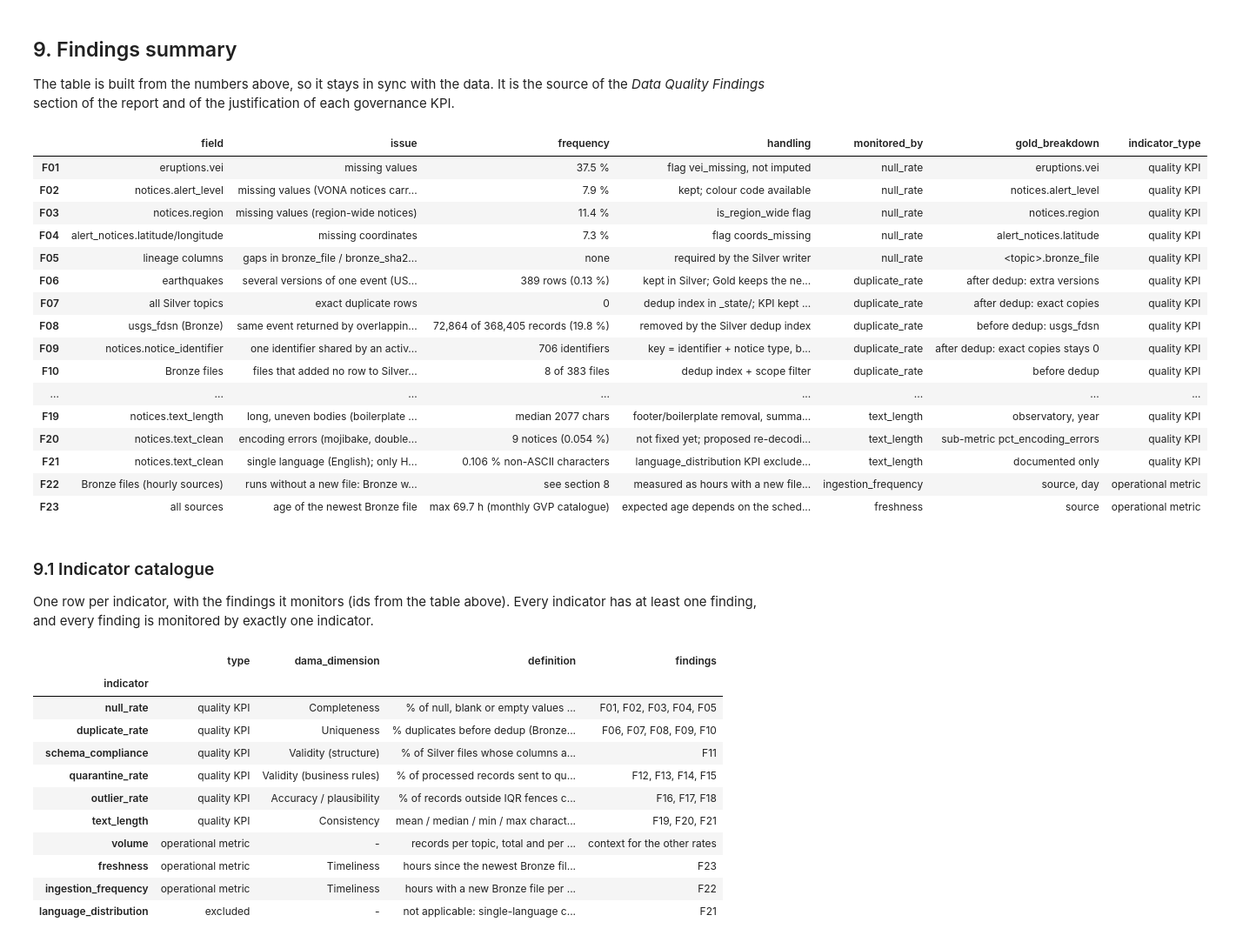
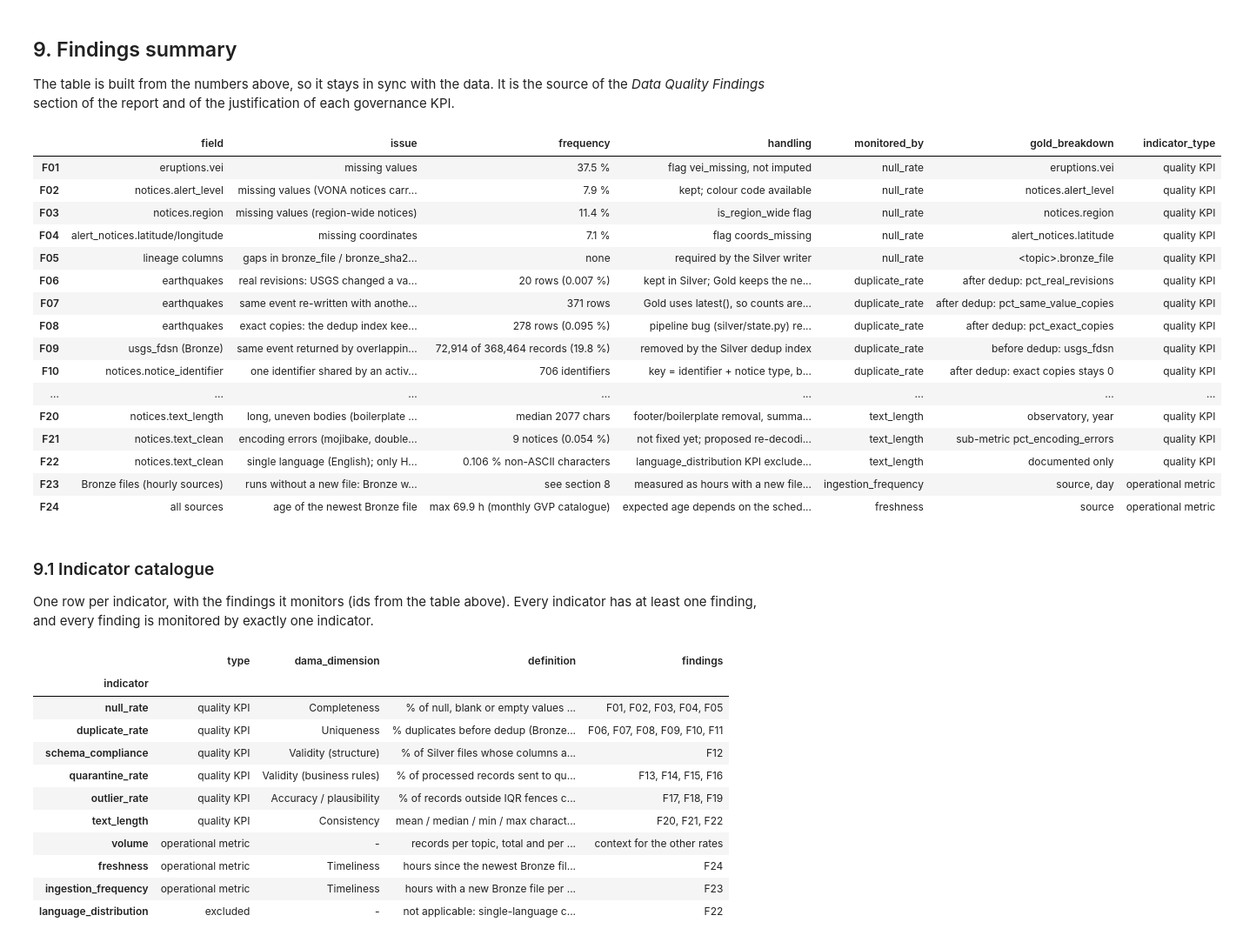
Before and after one commit to jhonatanvj/Proyecto_Analisis_De_Datos, a Jupyter notebook: notebooks/03_data_quality_findings.ipynb, the cells around one changed output. Shown at 87% size. Cells and saved outputs as stored; diff of their text form; code cells hidden in the pictures.

Commit message:
Add the governance KPIs in PySpark with tests and the duplicate classes in the findings notebook

```diff
--- a/notebooks/03_data_quality_findings.ipynb
+++ b/notebooks/03_data_quality_findings.ipynb
@@ -273,0 +254,22 @@ uniqueness
+# %%
+SKIP = {"record_id", "content_hash", "bronze_file", "bronze_sha256", "processed_utc"}
+
+def value_hash(df: pd.DataFrame) -> pd.Series:
+    cols = [c for c in df.columns if c not in SKIP and not c.startswith("is_outlier_")]
+    as_text = df[cols].apply(lambda s: s.map(lambda v: str(list(v)) if hasattr(v, "__len__") and not isinstance(v, str) else str(v)))
+    return pd.util.hash_pandas_object(as_text, index=False)
+
+uniq_rows = []
+for t, df in silver.items():
+    if df.empty:
+        continue
+    n, ids = len(df), df["record_id"].nunique()
+    pairs = len(df[["record_id", "content_hash"]].drop_duplicates())
+    versions = len(pd.DataFrame({"r": df["record_id"].to_numpy(), "h": value_hash(df).to_numpy()}).drop_duplicates())
+    uniq_rows.append({"topic": t, "rows": n, "distinct_ids": ids, "extra_rows": n - ids,
+                      "exact_copies": n - pairs, "same_value_copies": n - versions, "real_revisions": versions - ids,
+                      "pct_exact_copies": 100 * (n - pairs) / n, "pct_same_value_copies": 100 * (n - versions) / n,
+                      "pct_real_revisions": 100 * (versions - ids) / n,
+                      "max_rows_per_id": int(df["record_id"].value_counts().max())})
+uniqueness = pd.DataFrame(uniq_rows).set_index("topic")
+uniqueness
@@ -829,11 +859,19 @@ finding("alert_notices.latitude/longitude", "missing coordinates", f"{pct('alert
 finding("lineage columns", "gaps in bronze_file / bronze_sha256 / processed_utc",
         "none" if lineage_gaps.empty else f"{len(lineage_gaps)} fields", "required by the Silver writer", "null_rate", "<topic>.bronze_file")
 # Uniqueness
-finding("earthquakes", "several versions of one event (USGS revisions)",
-        f"{int(eq_u.extra_versions)} rows ({eq_u.pct_extra_versions:.2f} %)" if eq_u is not None else "n/a",
-        "kept in Silver; Gold keeps the newest version (latest())", "duplicate_rate", "after dedup: extra versions")
-finding("all Silver topics", "exact duplicate rows", f"{int(uniqueness.exact_copies.sum())}",
-        "dedup index in _state/; KPI kept as a preventive control", "duplicate_rate", "after dedup: exact copies")
+finding("earthquakes", "real revisions: USGS changed a value of an event already stored",
+        f"{int(eq_u.real_revisions)} rows ({eq_u.pct_real_revisions:.3f} %)" if eq_u is not None else "n/a",
+        "kept in Silver; Gold keeps the newest version (latest())", "duplicate_rate", "after dedup: pct_real_revisions")
+finding("earthquakes", "same event re-written with another content_hash although no value changed: "
+        "the hash depends on the source format (usgs_feed vs usgs_fdsn)",
+        f"{int(eq_u.same_value_copies - eq_u.exact_copies)} rows" if eq_u is not None else "n/a",
+        "Gold uses latest(), so counts are not affected; proposed Silver fix: hash the normalized values "
+        "or accept a new version only when updated_time increases", "duplicate_rate", "after dedup: pct_same_value_copies")
+finding("earthquakes", "exact copies: the dedup index keeps only the last hash per id, so feed -> FDSN -> feed "
+        "re-admits the first hash",
+        f"{int(eq_u.exact_copies)} rows ({eq_u.pct_exact_copies:.3f} %)" if eq_u is not None else "n/a",
+        "pipeline bug (silver/state.py) reported to Part 1; detected by this KPI" if eq_u is not None and eq_u.exact_copies
+        else "dedup index in _state/; KPI kept as a preventive control", "duplicate_rate", "after dedup: pct_exact_copies")
 finding("usgs_fdsn (Bronze)", "same event returned by overlapping radial queries of neighbouring volcanoes",
         f"{fdsn_repeated:,} of {fdsn_total:,} records ({100 * fdsn_repeated / max(1, fdsn_total):.1f} %)",
         "removed by the Silver dedup index", "duplicate_rate", "before dedup: usgs_fdsn")
@@ -863,46 +901,46 @@ finding("earthquakes.is_outlier_*", "Silver fences computed per Bronze file, not
         "inconsistent across batches" if inconsistent else "consistent in this data",
         "Gold recomputes the rate with per-volcano fences over all records; Silver flags unchanged", "outlier_rate", "per-volcano fences")
 # Consistency
 finding("notices.text_length", "long, uneven bodies (boilerplate removed in Part 1)",
         f"median {current['notices'].text_length.median():.0f} chars" if has_notices else "n/a",
         "footer/boilerplate removal, summary extraction", "text_length", "observatory, year")
 finding("notices.text_clean", "encoding errors (mojibake, double-decoded UTF-8)",
         f"{len(mojibake)} notices ({mojibake_rate:.3f} %)" if has_notices else "n/a",
         "not fixed yet; proposed re-decoding in the Silver text step", "text_length", "sub-metric pct_encoding_errors")
 finding("notices.text_clean", "single language (English); only Hawaiian vowels and a few accented names",
         f"{share:.3f} % non-ASCII characters" if has_notices else "n/a",
         "language_distribution KPI excluded (not applicable)", "text_length", "documented only")
 # Timeliness
 finding("Bronze files (hourly sources)", "runs without a new file: Bronze writes only when the source changed",
         "see section 8", "measured as hours with a new file per day, not files per run", "ingestion_frequency", "source, day")
 finding("all sources", "age of the newest Bronze file", f"max {freshness.hours_since.max():.1f} h (monthly GVP catalogue)",
         "expected age depends on the schedule in sources.yaml", "freshness", "source")
 
 findings = pd.DataFrame(F)
 TYPE = {"null_rate": "quality KPI", "duplicate_rate": "quality KPI", "schema_compliance": "quality KPI",
         "quarantine_rate": "quality KPI", "outlier_rate": "quality KPI", "text_length": "quality KPI",
         "volume": "operational metric", "freshness": "operational metric", "ingestion_frequency": "operational metric"}
 findings["indicator_type"] = findings.monitored_by.map(TYPE)
 findings.index = [f"F{i:02d}" for i in range(1, len(findings) + 1)]
 findings
 # %% [output]
 |  | field | issue | frequency | handling | monitored_by | gold_breakdown | indicator_type |
 | F01 | eruptions.vei | missing values | 37.5 % | flag vei_missing, not imputed | null_rate | eruptions.vei | quality KPI |
 | F02 | notices.alert_level | missing values (VONA notices carr... | 7.9 % | kept; colour code available | null_rate | notices.alert_level | quality KPI |
 | F03 | notices.region | missing values (region-wide notices) | 11.4 % | is_region_wide flag | null_rate | notices.region | quality KPI |
-| F04 | alert_notices.latitude/longitude | missing coordinates | 7.3 % | flag coords_missing | null_rate | alert_notices.latitude | quality KPI |
+| F04 | alert_notices.latitude/longitude | missing coordinates | 7.1 % | flag coords_missing | null_rate | alert_notices.latitude | quality KPI |
 | F05 | lineage columns | gaps in bronze_file / bronze_sha2... | none | required by the Silver writer | null_rate | <topic>.bronze_file | quality KPI |
-| F06 | earthquakes | several versions of one event (US... | 389 rows (0.13 %) | kept in Silver; Gold keeps the ne... | duplicate_rate | after dedup: extra versions | quality KPI |
-| F07 | all Silver topics | exact duplicate rows | 0 | dedup index in _state/; KPI kept ... | duplicate_rate | after dedup: exact copies | quality KPI |
-| F08 | usgs_fdsn (Bronze) | same event returned by overlappin... | 72,864 of 368,405 records (19.8 %) | removed by the Silver dedup index | duplicate_rate | before dedup: usgs_fdsn | quality KPI |
-| F09 | notices.notice_identifier | one identifier shared by an activ... | 706 identifiers | key = identifier + notice type, b... | duplicate_rate | after dedup: exact copies stays 0 | quality KPI |
-| F10 | Bronze files | files that added no row to Silver... | 8 of 383 files | dedup index + scope filter | duplicate_rate | before dedup | quality KPI |
+| F06 | earthquakes | real revisions: USGS changed a va... | 20 rows (0.007 %) | kept in Silver; Gold keeps the ne... | duplicate_rate | after dedup: pct_real_revisions | quality KPI |
+| F07 | earthquakes | same event re-written with anothe... | 371 rows | Gold uses latest(), so counts are... | duplicate_rate | after dedup: pct_same_value_copies | quality KPI |
+| F08 | earthquakes | exact copies: the dedup index kee... | 278 rows (0.095 %) | pipeline bug (silver/state.py) re... | duplicate_rate | after dedup: pct_exact_copies | quality KPI |
+| F09 | usgs_fdsn (Bronze) | same event returned by overlappin... | 72,914 of 368,464 records (19.8 %) | removed by the Silver dedup index | duplicate_rate | before dedup: usgs_fdsn | quality KPI |
+| F10 | notices.notice_identifier | one identifier shared by an activ... | 706 identifiers | key = identifier + notice type, b... | duplicate_rate | after dedup: exact copies stays 0 | quality KPI |
 | ... | ... | ... | ... | ... | ... | ... | ... |
-| F19 | notices.text_length | long, uneven bodies (boilerplate ... | median 2077 chars | footer/boilerplate removal, summa... | text_length | observatory, year | quality KPI |
-| F20 | notices.text_clean | encoding errors (mojibake, double... | 9 notices (0.054 %) | not fixed yet; proposed re-decodi... | text_length | sub-metric pct_encoding_errors | quality KPI |
-| F21 | notices.text_clean | single language (English); only H... | 0.106 % non-ASCII characters | language_distribution KPI exclude... | text_length | documented only | quality KPI |
-| F22 | Bronze files (hourly sources) | runs without a new file: Bronze w... | see section 8 | measured as hours with a new file... | ingestion_frequency | source, day | operational metric |
-| F23 | all sources | age of the newest Bronze file | max 69.7 h (monthly GVP catalogue) | expected age depends on the sched... | freshness | source | operational metric |
+| F20 | notices.text_length | long, uneven bodies (boilerplate ... | median 2077 chars | footer/boilerplate removal, summa... | text_length | observatory, year | quality KPI |
+| F21 | notices.text_clean | encoding errors (mojibake, double... | 9 notices (0.054 %) | not fixed yet; proposed re-decodi... | text_length | sub-metric pct_encoding_errors | quality KPI |
+| F22 | notices.text_clean | single language (English); only H... | 0.106 % non-ASCII characters | language_distribution KPI exclude... | text_length | documented only | quality KPI |
+| F23 | Bronze files (hourly sources) | runs without a new file: Bronze w... | see section 8 | measured as hours with a new file... | ingestion_frequency | source, day | operational metric |
+| F24 | all sources | age of the newest Bronze file | max 69.9 h (monthly GVP catalogue) | expected age depends on the sched... | freshness | source | operational metric |
 # %% [markdown]
 ### 9.1 Indicator catalogue
 
@@ -910,7 +948,7 @@ One row per indicator, with the findings it monitors (ids from the table above).
 # %%
 CATALOGUE = [
     ("null_rate", "Completeness", "% of null, blank or empty values per field (newest version of each record)"),
-    ("duplicate_rate", "Uniqueness", "% duplicates before dedup (Bronze FDSN) and after dedup (exact copies, extra versions)"),
+    ("duplicate_rate", "Uniqueness", "% duplicates before dedup (Bronze FDSN) and after dedup (exact copies, same-value copies, real revisions)"),
     ("schema_compliance", "Validity (structure)", "% of Silver files whose columns and types match silver/schemas.py"),
     ("quarantine_rate", "Validity (business rules)", "% of processed records sent to quarantine, by source; reasons and category as breakdown"),
     ("outlier_rate", "Accuracy / plausibility", "% of records outside IQR fences computed per volcano over all its records (global fences below 30 events)"),
@@ -930,12 +968,12 @@ indicators
 |  | type | dama_dimension | definition | findings |
 | indicator |  |  |  |  |
 | null_rate | quality KPI | Completeness | % of null, blank or empty values ... | F01, F02, F03, F04, F05 |
-| duplicate_rate | quality KPI | Uniqueness | % duplicates before dedup (Bronze... | F06, F07, F08, F09, F10 |
-| schema_compliance | quality KPI | Validity (structure) | % of Silver files whose columns a... | F11 |
-| quarantine_rate | quality KPI | Validity (business rules) | % of processed records sent to qu... | F12, F13, F14, F15 |
-| outlier_rate | quality KPI | Accuracy / plausibility | % of records outside IQR fences c... | F16, F17, F18 |
-| text_length | quality KPI | Consistency | mean / median / min / max charact... | F19, F20, F21 |
+| duplicate_rate | quality KPI | Uniqueness | % duplicates before dedup (Bronze... | F06, F07, F08, F09, F10, F11 |
+| schema_compliance | quality KPI | Validity (structure) | % of Silver files whose columns a... | F12 |
+| quarantine_rate | quality KPI | Validity (business rules) | % of processed records sent to qu... | F13, F14, F15, F16 |
+| outlier_rate | quality KPI | Accuracy / plausibility | % of records outside IQR fences c... | F17, F18, F19 |
+| text_length | quality KPI | Consistency | mean / median / min / max charact... | F20, F21, F22 |
 | volume | operational metric | - | records per topic, total and per ... | context for the other rates |
-| freshness | operational metric | Timeliness | hours since the newest Bronze fil... | F23 |
-| ingestion_frequency | operational metric | Timeliness | hours with a new Bronze file per ... | F22 |
-| language_distribution | excluded | - | not applicable: single-language c... | F21 |
+| freshness | operational metric | Timeliness | hours since the newest Bronze fil... | F24 |
+| ingestion_frequency | operational metric | Timeliness | hours with a new Bronze file per ... | F23 |
+| language_distribution | excluded | - | not applicable: single-language c... | F22 |
```
Also changed, not shown: parts of 23 cells of this notebook, 6 other files.
